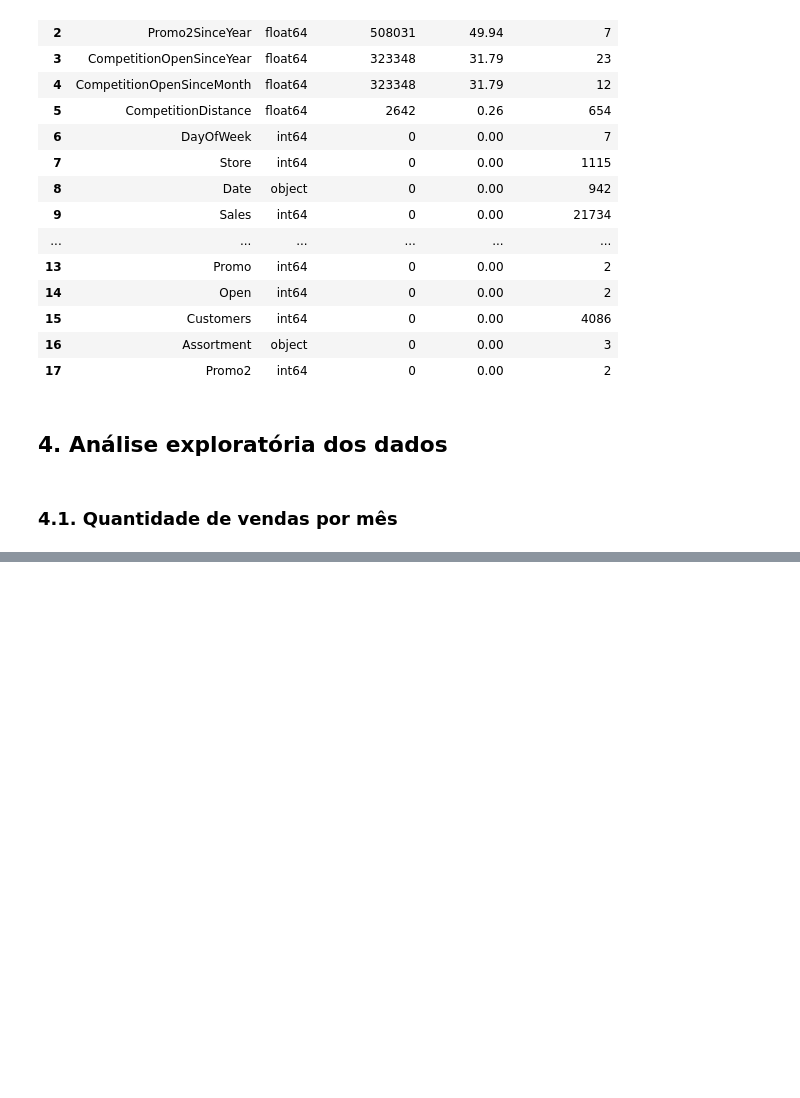
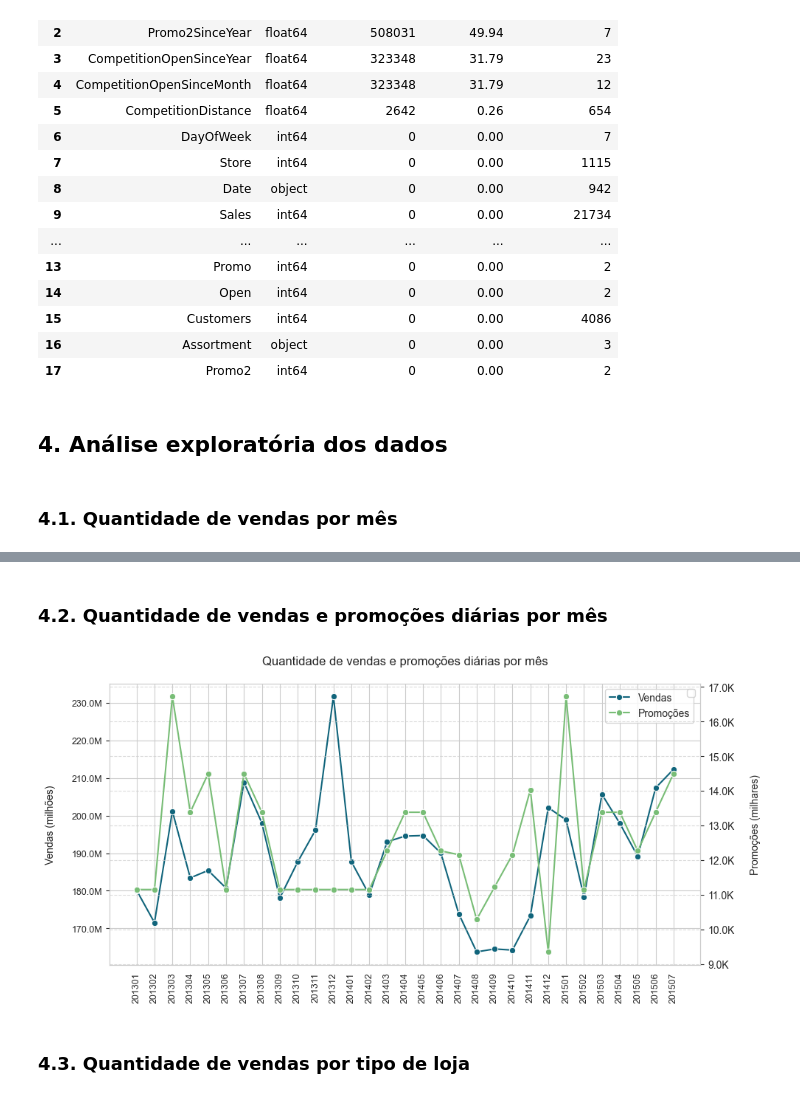
Before and after one commit to emso-exe/Previsao_de_demandas_de_drogarias, a Jupyter notebook: 000_analise_exploratoria.ipynb, the cells around one changed output, grey strips where cells are left out. Drawn from its saved outputs; the diff is of its cells as text; code cells hidden in the pictures; blank space fills up the shorter version.

```diff
--- a/000_analise_exploratoria.ipynb
+++ b/000_analise_exploratoria.ipynb
@@ -231,0 +231,45 @@ plt.show()
+# %% [markdown]
+### 4.2. Quantidade de vendas e promoções diárias por mês
+# %%
+# Agrupando quantidade de vendas por Mês/Ano
+df_01 = df.groupby('Year_Month')[['Sales', 'Promo']].sum().reset_index()
+# %%
+# Criar o gráfico
+plt.figure(figsize=(10, 5))
+
+# Primeiro eixo y para 'Sales'
+ax1 = sns.lineplot(data=df_01, x='Year_Month', y='Sales', marker='o',
+                   color='#10647b', label='Vendas')
+ax1.yaxis.set_major_formatter(mticker.FuncFormatter(formatar_milhoes))
+plt.xticks(rotation=90, ha='center', fontsize=9)
+plt.yticks(fontsize=9)
+
+# Título e formatação dos eixos
+plt.title('Quantidade de vendas e promoções diárias por mês\n', fontsize=12)
+plt.xlabel('')
+ax1.set_ylabel('Vendas (milhões)\n')
+
+# Segundo eixo y para 'Promo'
+ax2 = ax1.twinx()
+ax2 = sns.lineplot(data=df_01, x='Year_Month', y='Promo', marker='o',
+                   color='#78bd76', label='Promoções')
+ax2.yaxis.set_major_formatter(mticker.FuncFormatter(formatar_milhoes))
+ax2.set_ylabel('\nPromoções (milhares)')
+
+# Adicionar ambas as legendas (Sales e Promo) no eixo principal
+lines_1, labels_1 = ax1.get_legend_handles_labels()
+lines_2, labels_2 = ax2.get_legend_handles_labels()
+
+# Combinar as legendas em uma só, uma embaixo da outra
+ax2.legend('')
+ax1.legend(lines_1 + lines_2, labels_1 + labels_2, loc='upper left',
+           bbox_to_anchor=(0.83, 1), ncol=1)
+
+# Ajustar o layout para evitar sobreposição
+plt.tight_layout()
+plt.grid(True, linestyle='--', alpha=0.7)
+plt.show()
+# %% [output]
+[figure, added]
+# %% [markdown]
+### 4.3. Quantidade de vendas por tipo de loja
```
Also changed, not shown: parts of 6 cells of this notebook.
